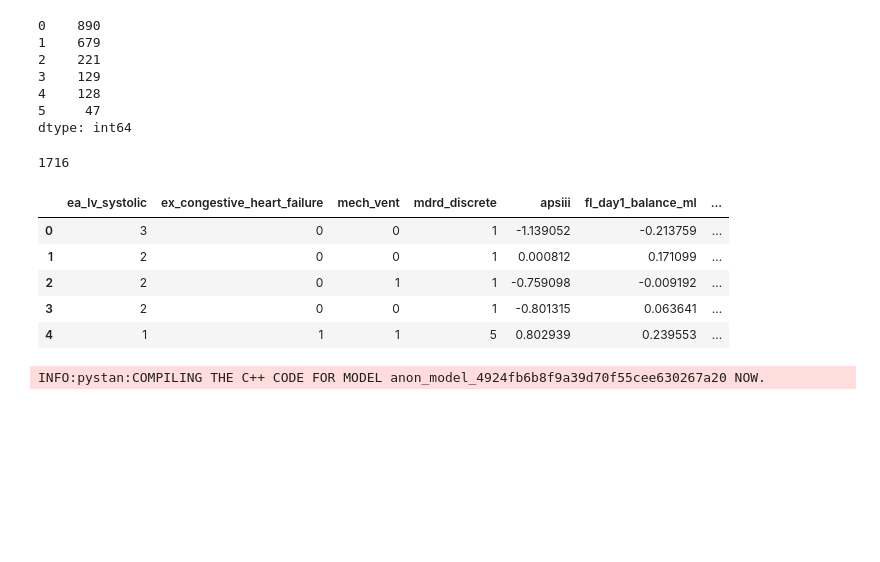
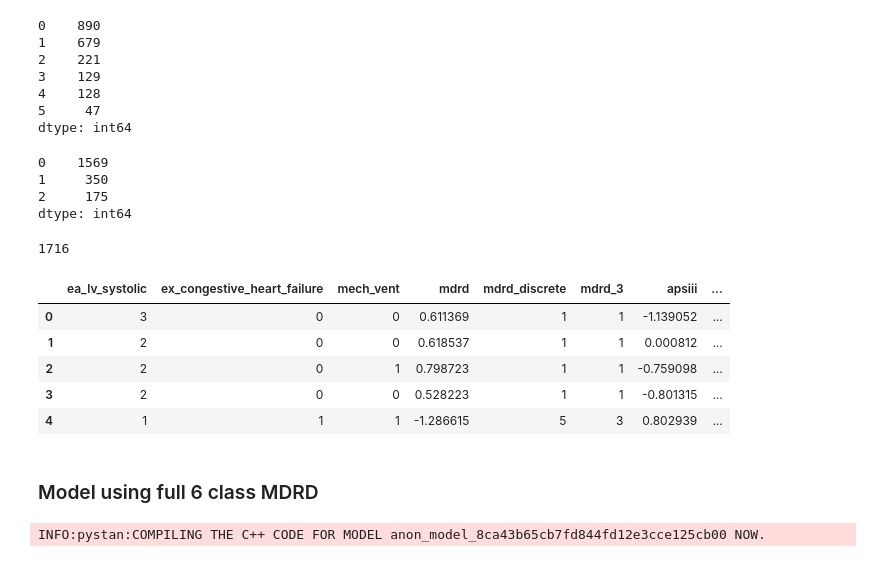
Before and after one commit to yhtgrace/echo, a Jupyter notebook: notebooks/161213_modeling_TB.ipynb, the cells around one changed output. Drawn from its saved outputs; the diff is of its cells as text; code cells hidden in the pictures; blank space fills up the shorter version.

```diff
--- a/notebooks/161213_modeling_TB.ipynb
+++ b/notebooks/161213_modeling_TB.ipynb
@@ -152,32 +83,44 @@ model {
+# %%
+discrete = pd.cut(value, [0, 30, 60, 1000000], labels=[2, 1, 0], include_lowest=True)
+ef['mdrd_3'] = discrete
+discrete.value_counts()
+# %% [output]
+0    1569
+1     350
+2     175
+dtype: int64
 # %%
 model_data = ef[['ea_lv_systolic', 'ex_congestive_heart_failure'
-                , 'mech_vent', 'mdrd_discrete', 'apsiii'
+                , 'mech_vent', 'mdrd', 'mdrd_discrete', 'mdrd_3', 'apsiii'
                 , 'fl_day1_balance_ml', 'day30_mortality']].copy()
 age = ef.age_at_intime/np.timedelta64('1', 'Y')
 age.loc[age<0] = age.max()
 model_data['age'] = age
 model_data.loc[model_data.ea_lv_systolic == -50] = np.nan
 model_data = model_data.dropna()
 ## normalize the continuous variables
-for var in ['apsiii', 'age', 'fl_day1_balance_ml']:
+for var in ['apsiii', 'age', 'fl_day1_balance_ml', 'mdrd']:
     mu = model_data[var].mean()
     std = model_data[var].std()
     model_data[var] = (model_data[var]-mu)/std
 model_data['ea_lv_systolic'] = model_data.ea_lv_systolic.astype(int) + 2
 model_data['ex_congestive_heart_failure'] = model_data.ex_congestive_heart_failure.astype(int)
 model_data['mech_vent'] = model_data.mech_vent.astype(int)
 model_data['day30_mortality'] = model_data.day30_mortality.astype(int)
 model_data['mdrd_discrete'] = model_data.mdrd_discrete.astype(int) + 1
+model_data['mdrd_3'] = model_data.mdrd_3.astype(int) + 1
 print(len(model_data))
 model_data.head()
 # %% [output]
 1716
-|  | ea_lv_systolic | ex_congestive_heart_failure | mech_vent | mdrd_discrete | apsiii | fl_day1_balance_ml | ... |
-| 0 | 3 | 0 | 0 | 1 | -1.139052 | -0.213759 | ... |
-| 1 | 2 | 0 | 0 | 1 | 0.000812 | 0.171099 | ... |
-| 2 | 2 | 0 | 1 | 1 | -0.759098 | -0.009192 | ... |
-| 3 | 2 | 0 | 0 | 1 | -0.801315 | 0.063641 | ... |
-| 4 | 1 | 1 | 1 | 5 | 0.802939 | 0.239553 | ... |
+|  | ea_lv_systolic | ex_congestive_heart_failure | mech_vent | mdrd | mdrd_discrete | mdrd_3 | apsiii | ... |
+| 0 | 3 | 0 | 0 | 0.611369 | 1 | 1 | -1.139052 | ... |
+| 1 | 2 | 0 | 0 | 0.618537 | 1 | 1 | 0.000812 | ... |
+| 2 | 2 | 0 | 1 | 0.798723 | 1 | 1 | -0.759098 | ... |
+| 3 | 2 | 0 | 0 | 0.528223 | 1 | 1 | -0.801315 | ... |
+| 4 | 1 | 1 | 1 | -1.286615 | 5 | 3 | 0.802939 | ... |
+# %% [markdown]
+### Model using full 6 class MDRD
 # %%
 data = {'N': len(model_data)
        , 'ea_lv_systolic': model_data.ea_lv_systolic
@@ -192,8 +218,8 @@ data = {'N': len(model_data)
 # %%
 model_fit = pystan.stan(model_code=model_code, data=data
-                       , iter=1000, chains=1, n_jobs=1, algorithm='NUTS')
+                       , iter=2000, chains=1, n_jobs=1, algorithm='NUTS')
 # %% [output]
-INFO:pystan:COMPILING THE C++ CODE FOR MODEL anon_model_4924fb6b8f9a39d70f55cee630267a20 NOW.
+INFO:pystan:COMPILING THE C++ CODE FOR MODEL anon_model_8ca43b65cb7fd844fd12e3cce125cb00 NOW.
 # %%
 model_fit
 # %% [output]
```
Also changed, not shown: parts of 124 cells of this notebook.
